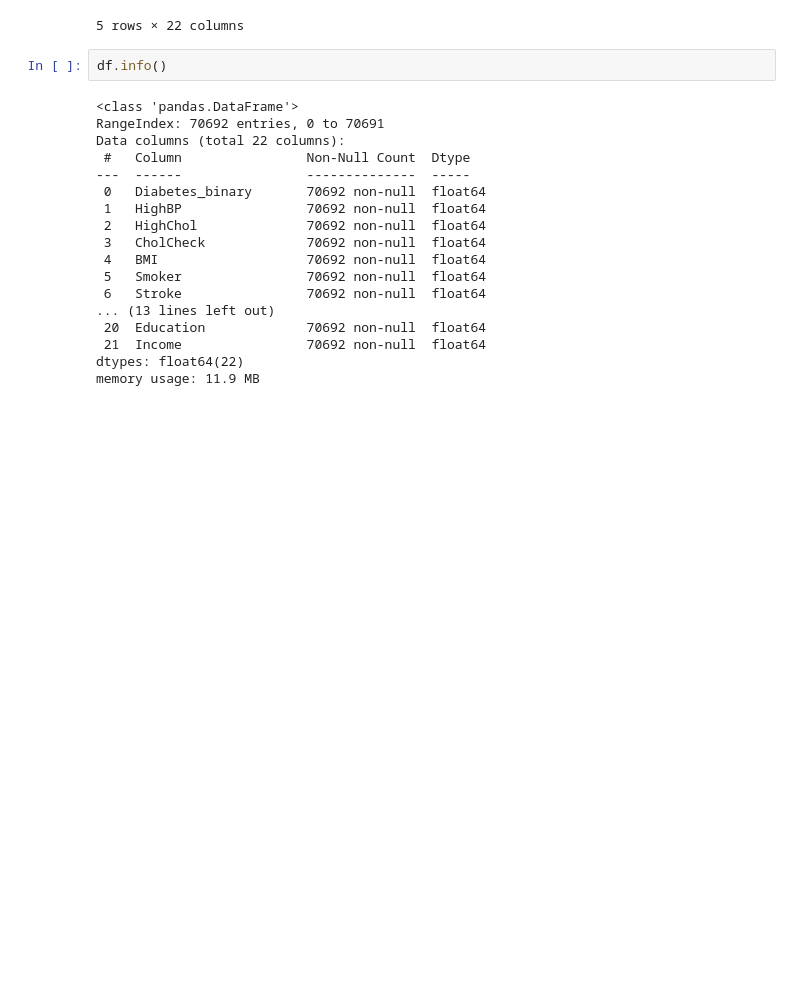
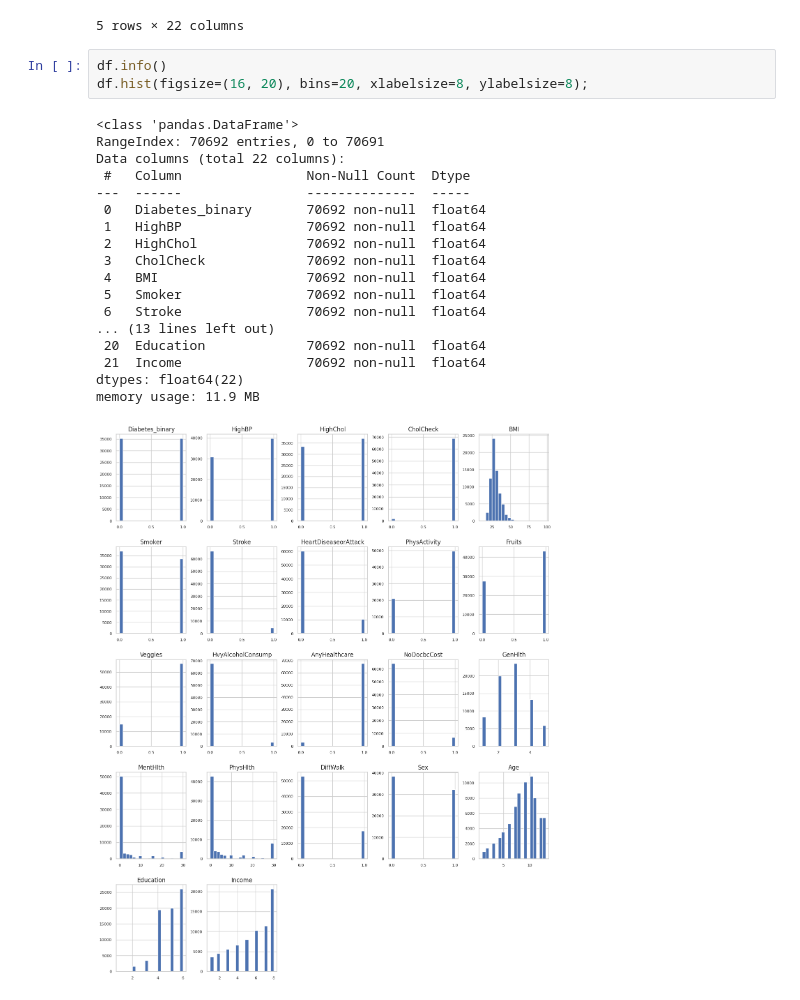
Before and after one commit to Eyob-Assefa/ml_diabetes-risk-app, a Jupyter notebook: diabetes_ml_model.ipynb, the cells around one changed output. Saved outputs shown, nothing was run; the diff lists cells and outputs as text; blank space fills up the shorter version.

```diff
--- a/diabetes_ml_model.ipynb
+++ b/diabetes_ml_model.ipynb
@@ -60,24 +60,26 @@ Dataset Shape: (70692, 22)
 5 rows × 22 columns
 # %%
 df.info()
+df.hist(figsize=(16, 20), bins=20, xlabelsize=8, ylabelsize=8);
 # %% [output]
 <class 'pandas.DataFrame'>
 RangeIndex: 70692 entries, 0 to 70691
 Data columns (total 22 columns):
  #   Column                Non-Null Count  Dtype
 ---  ------                --------------  -----
  0   Diabetes_binary       70692 non-null  float64
  1   HighBP                70692 non-null  float64
  2   HighChol              70692 non-null  float64
  3   CholCheck             70692 non-null  float64
  4   BMI                   70692 non-null  float64
  5   Smoker                70692 non-null  float64
  6   Stroke                70692 non-null  float64
 ... (13 lines left out)
  20  Education             70692 non-null  float64
  21  Income                70692 non-null  float64
 dtypes: float64(22)
 memory usage: 11.9 MB
+[figure, added]
 # %%
 # Set the visual style for all plots
 sns.set_theme(style="whitegrid")
```
Also changed, not shown: parts of 13 cells of this notebook.
